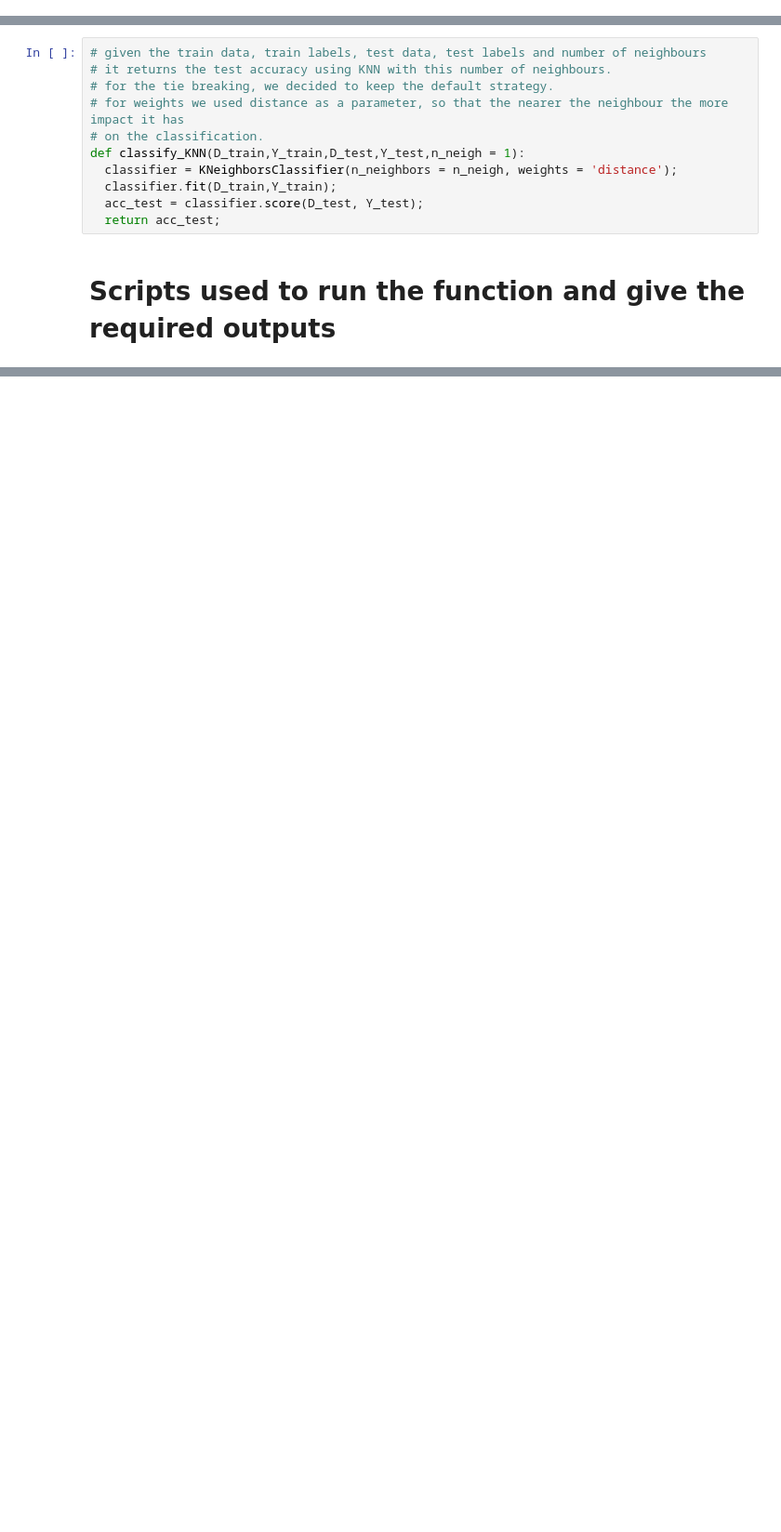
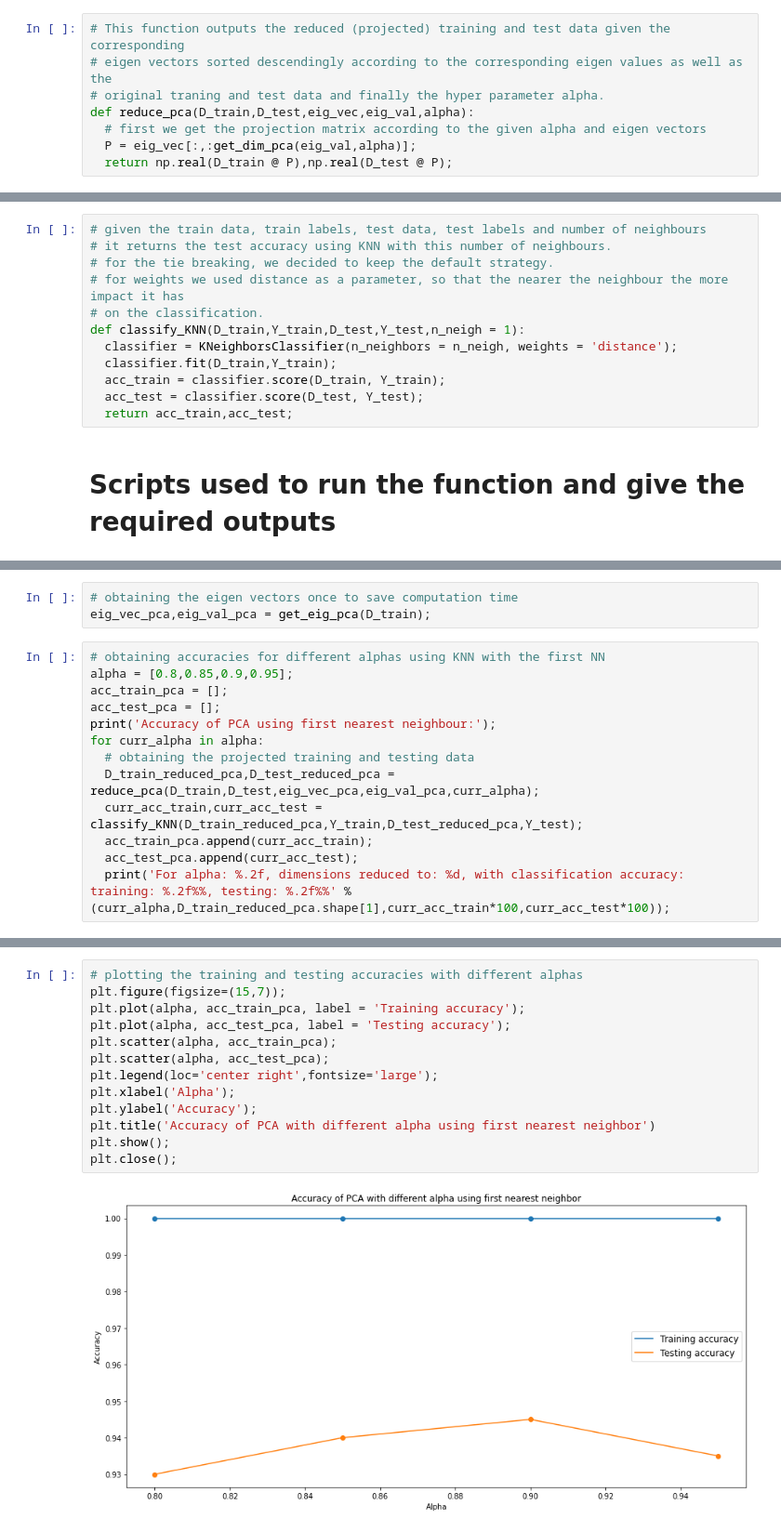
Before and after one commit to sherifmost/face-recognition, a Jupyter notebook: Face_Recognition.ipynb, the cells around one changed output, grey strips where cells are left out. Shown at 93% size. Cells and saved outputs as stored; diff of their text form; blank space fills up the shorter version.

Commit message:
Finished PCA and LDA with reporting their accuracies

```diff
--- a/Face_Recognition.ipynb
+++ b/Face_Recognition.ipynb
@@ -198,3 +234,11 @@ def reduce_lda(D_train,D_test,num_samples_train):
+# %%
+# This function outputs the reduced (projected) training and test data given the corresponding
+# eigen vectors sorted descendingly according to the corresponding eigen values as well as the
+# original traning and test data and finally the hyper parameter alpha.
+def reduce_pca(D_train,D_test,eig_vec,eig_val,alpha):
+  # first we get the projection matrix according to the given alpha and eigen vectors
+  P = eig_vec[:,:get_dim_pca(eig_val,alpha)];
+  return np.real(D_train @ P),np.real(D_test @ P);
 # %% [markdown]
 # **Classification using KNN**
 # %%
@@ -206,7 +250,8 @@ def reduce_lda(D_train,D_test,num_samples_train):
 def classify_KNN(D_train,Y_train,D_test,Y_test,n_neigh = 1):
   classifier = KNeighborsClassifier(n_neighbors = n_neigh, weights = 'distance');
   classifier.fit(D_train,Y_train);
+  acc_train = classifier.score(D_train, Y_train);
   acc_test = classifier.score(D_test, Y_test);
-  return acc_test;
+  return acc_train,acc_test;
 # %% [markdown]
 # **Scripts used to run the function and give the required outputs**
@@ -216,0 +268,16 @@ D_train,Y_train,n_train,D_test,Y_test,n_test = split_data(D,Y);
+# %%
+# obtaining the eigen vectors once to save computation time
+eig_vec_pca,eig_val_pca = get_eig_pca(D_train);
+# %%
+# obtaining accuracies for different alphas using KNN with the first NN
+alpha = [0.8,0.85,0.9,0.95];
+acc_train_pca = [];
+acc_test_pca = [];
+print('Accuracy of PCA using first nearest neighbour:');
+for curr_alpha in alpha:
+  # obtaining the projected training and testing data
+  D_train_reduced_pca,D_test_reduced_pca = reduce_pca(D_train,D_test,eig_vec_pca,eig_val_pca,curr_alpha);
+  curr_acc_train,curr_acc_test = classify_KNN(D_train_reduced_pca,Y_train,D_test_reduced_pca,Y_test);
+  acc_train_pca.append(curr_acc_train);
+  acc_test_pca.append(curr_acc_test);
+  print('For alpha: %.2f, dimensions reduced to: %d, with classification accuracy: training: %.2f%%, testing: %.2f%%' % (curr_alpha,D_train_reduced_pca.shape[1],curr_acc_train*100,curr_acc_test*100));
@@ -216,0 +290,15 @@ D_train,Y_train,n_train,D_test,Y_test,n_test = split_data(D,Y);
+# %%
+# plotting the training and testing accuracies with different alphas
+plt.figure(figsize=(15,7));
+plt.plot(alpha, acc_train_pca, label = 'Training accuracy');
+plt.plot(alpha, acc_test_pca, label = 'Testing accuracy');
+plt.scatter(alpha, acc_train_pca);
+plt.scatter(alpha, acc_test_pca);
+plt.legend(loc='center right',fontsize='large');
+plt.xlabel('Alpha');
+plt.ylabel('Accuracy');
+plt.title('Accuracy of PCA with different alpha using first nearest neighbor')
+plt.show();
+plt.close();
+# %% [output]
+[figure, added]
```
Also changed, not shown: parts of 18 cells of this notebook.
